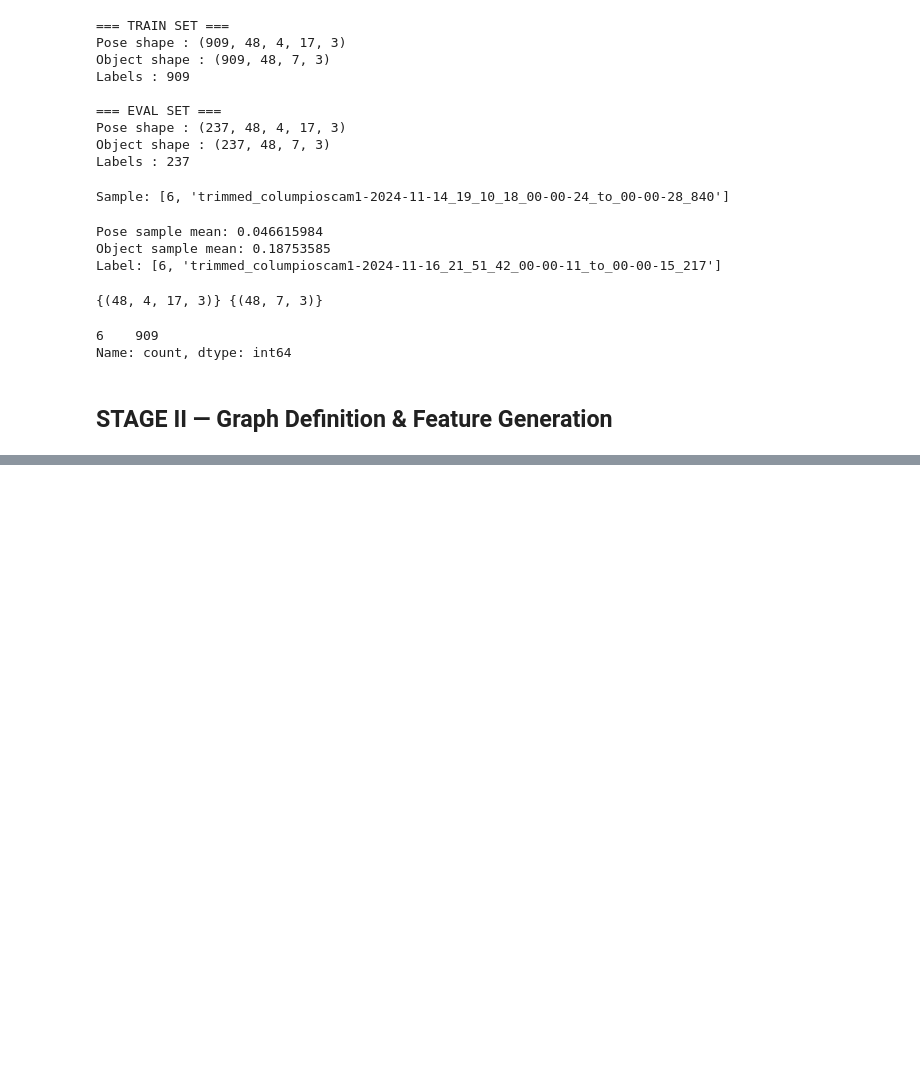
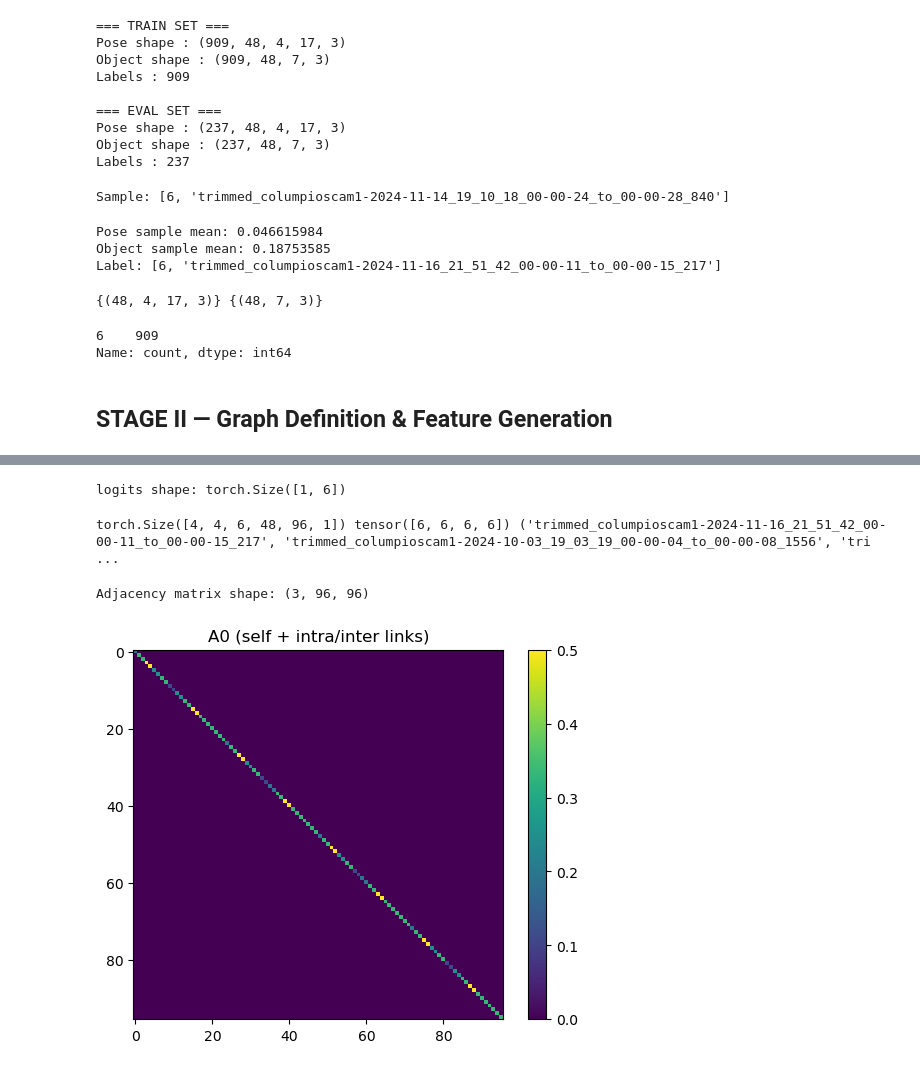
Before and after one commit to alexeiddg/mpgcn-playground-scenes, a Jupyter notebook: script/notebooks/mpgcn_diagnostics.ipynb, the cells around one changed output, grey strips where cells are left out. Drawn from its saved outputs; the diff is of its cells as text; code cells hidden in the pictures; blank space fills up the shorter version.

```diff
--- a/script/notebooks/mpgcn_diagnostics.ipynb
+++ b/script/notebooks/mpgcn_diagnostics.ipynb
@@ -110,0 +168,61 @@ Name: count, dtype: int64
+# %%
+from src.model.MPGCN import MPGCN
+
+model = MPGCN(
+    data_shape=data_shape,
+    num_class=num_class,
+    A=torch.Tensor(A),
+    parts=parts,
+    use_att=True,
+    kernel_size=[3, 2],
+    dilation=[2, 3],
+    reduct_ratio=1,
+)
+
+with torch.no_grad():
+    logits, _ = model(torch.from_numpy(sample).unsqueeze(0).float())
+print("logits shape:", logits.shape)
+# %% [output]
+logits shape: torch.Size([1, 6])
+# %%
+from torch.utils.data import DataLoader
+loader = torch.utils.data.DataLoader(feeders["train"], batch_size=4, shuffle=True)
+x, y, n = next(iter(loader))
+print(x.shape, y, n)
+# %% [output]
+torch.Size([4, 4, 6, 48, 96, 1]) tensor([6, 6, 6, 6]) ('trimmed_columpioscam1-2024-11-16_21_51_42_00-00-11_to_00-00-15_217', 'trimmed_columpioscam1-2024-10-03_19_03_19_00-00-04_to_00-00-08_1556', 'tri ...
+# %%
+import torch
+import numpy as np
+import matplotlib.pyplot as plt
+
+from src.dataset import create as create_dataset
+
+feeders, data_shape, num_class, A, parts = create_dataset(
+    "playground",
+    graph="playground-4",
+    labeling="intra-inter",
+    max_hop=1,
+    inter_link="pairwise",
+    base=[11,12],
+    hop=1,
+    dilation=1,
+    part="body",
+    root_folder="/Users/alexeidelgado/Desktop/mpgcn-playground-scenes/workdir",
+    object_folder="/Users/alexeidelgado/Desktop/mpgcn-playground-scenes/workdir",
+    train_batch_size=1,
+    eval_batch_size=1,
+    num_frame=48,
+    inputs="JVBM",
+    person_id=[0,1,2,3],
+    debug=False,
+)
+
+print("Adjacency matrix shape:", A.shape)
+plt.imshow(A[0], cmap='viridis')
+plt.title("A0 (self + intra/inter links)")
+plt.colorbar()
+plt.show()
+# %% [output]
+Adjacency matrix shape: (3, 96, 96)
+[figure, added]
```
Also changed, not shown: parts of 4 cells of this notebook, 18 other files.
